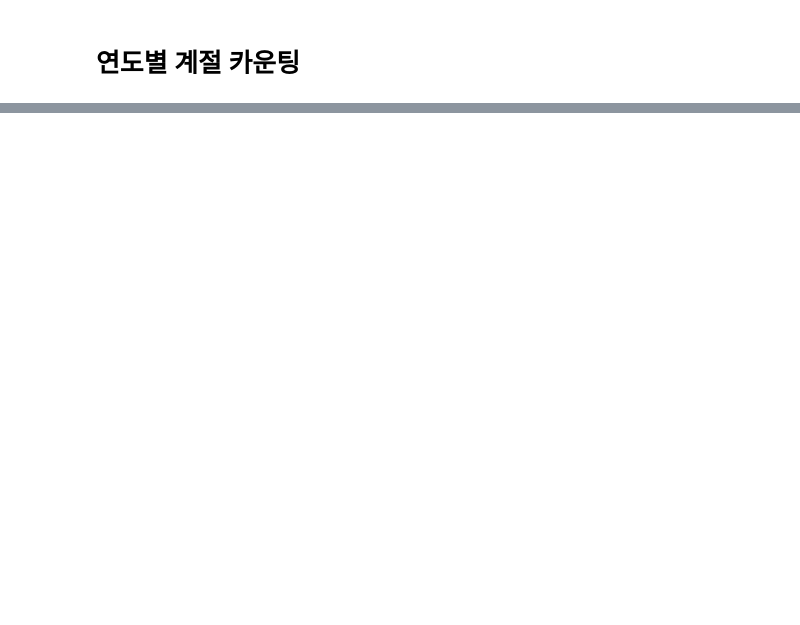
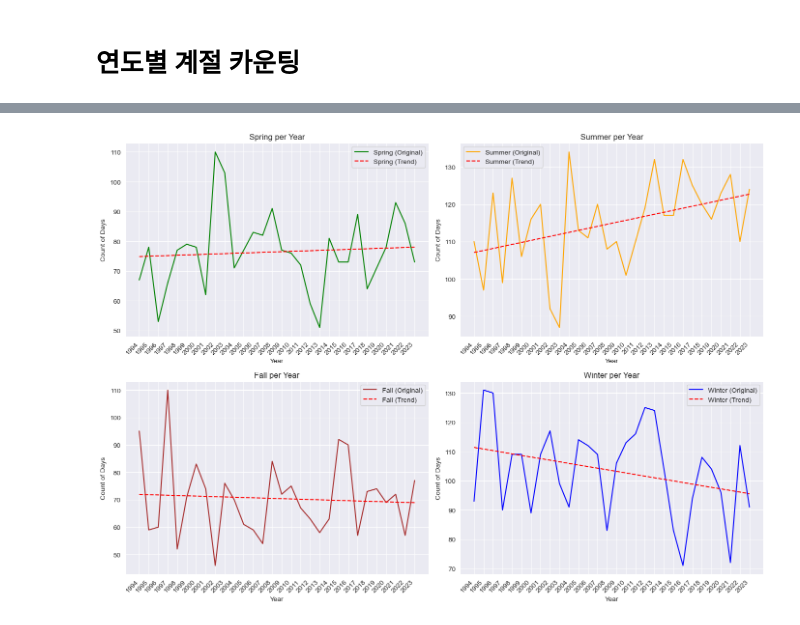
Before and after one commit to dev-jhjoo/SeoulWeatherAnalysis, a Jupyter notebook: analysis.ipynb, the cells around one changed output, grey strips where cells are left out. Saved outputs shown, nothing was run; the diff lists cells and outputs as text; code cells hidden in the pictures; blank space fills up the shorter version.

```diff
--- a/analysis.ipynb
+++ b/analysis.ipynb
@@ -316,0 +365,44 @@ plt.savefig('./figures/seoul_year_season_count.png')
+# %%
+# 원하는 순서대로 계절 정렬
+season_order = ['Spring', 'Summer', 'Fall', 'Winter']
+year_season_count_reordered = year_season_count[:len(year_season_count)-1].groupby(['year', 'season']).size().unstack(fill_value=0)[season_order]
+
+# 서브플롯 설정 (2x2 그리드)
+fig, axes = plt.subplots(2, 2, figsize=(14, 10))
+
+# 계절별 색상 설정
+colors = {'Spring': 'green', 'Summer': 'orange', 'Fall': 'brown', 'Winter': 'blue'}
+
+# 계절별 그래프 그리기
+for i, season in enumerate(season_order):
+    row = i // 2
+    col = i % 2
+
+    # 연도 및 해당 계절의 데이터
+    years = year_season_count_reordered.index
+    season_data = year_season_count_reordered[season]
+
+    # 원본 데이터 꺾은선 그래프
+    axes[row, col].plot(years, season_data, label=f'{season} (Original)', color=colors[season])
+
+    # 추세선 계산 (선형 회귀)
+    z = np.polyfit(years, season_data, 1)
+    p = np.poly1d(z)
+    axes[row, col].plot(years, p(years), label=f'{season} (Trend)', linestyle='--', color='red')
+
+    # x축에 모든 연도 표시
+    axes[row, col].set_xticks(years)
+    axes[row, col].set_xticklabels(years, rotation=45, ha='right')  # 연도를 기울여서 표시
+
+    # 그래프 설정
+    axes[row, col].set_title(f'{season} per Year')
+    axes[row, col].set_xlabel('Year')
+    axes[row, col].set_ylabel('Count of Days')
+    axes[row, col].grid(True)
+    axes[row, col].legend()
+
+plt.tight_layout()
+# plt.show()
+plt.savefig('./figures/seoul_year_season_order.png')
+# %% [output]
+[figure, added]
```
Also changed, not shown: parts of 6 cells of this notebook, 4 other files.
